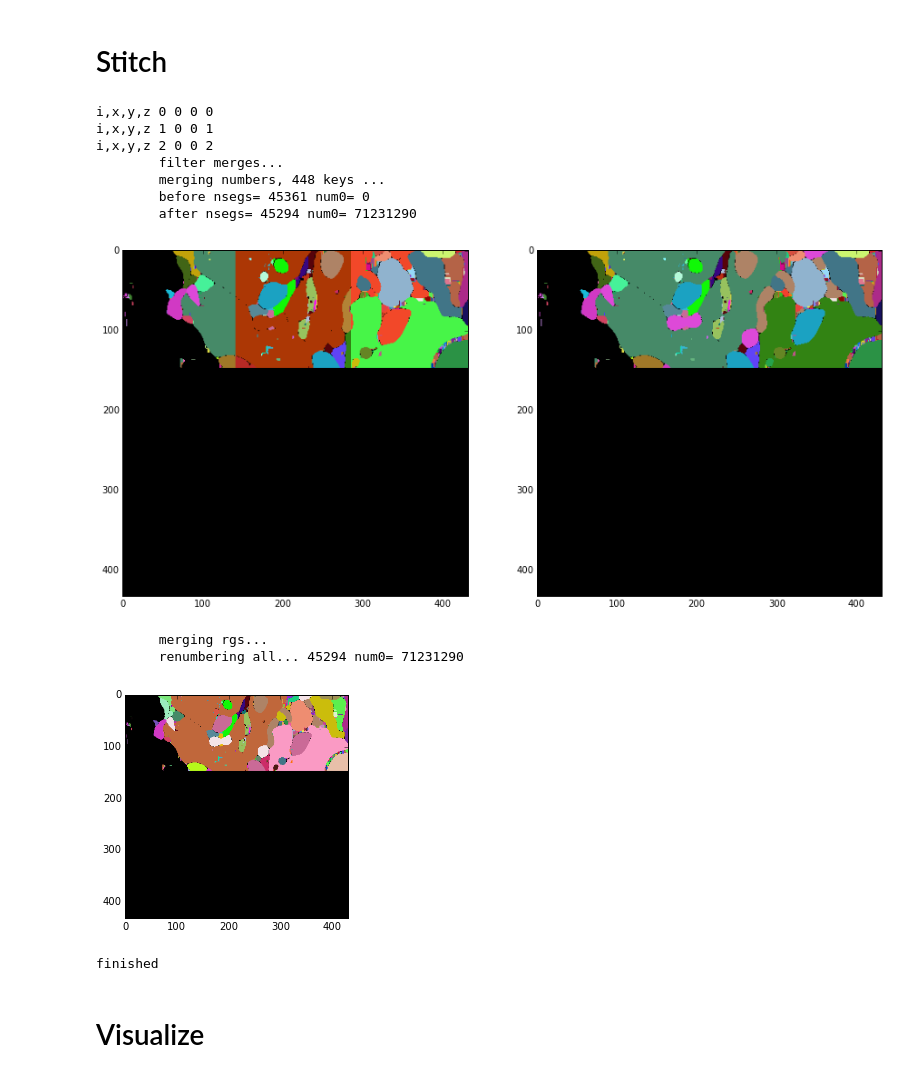
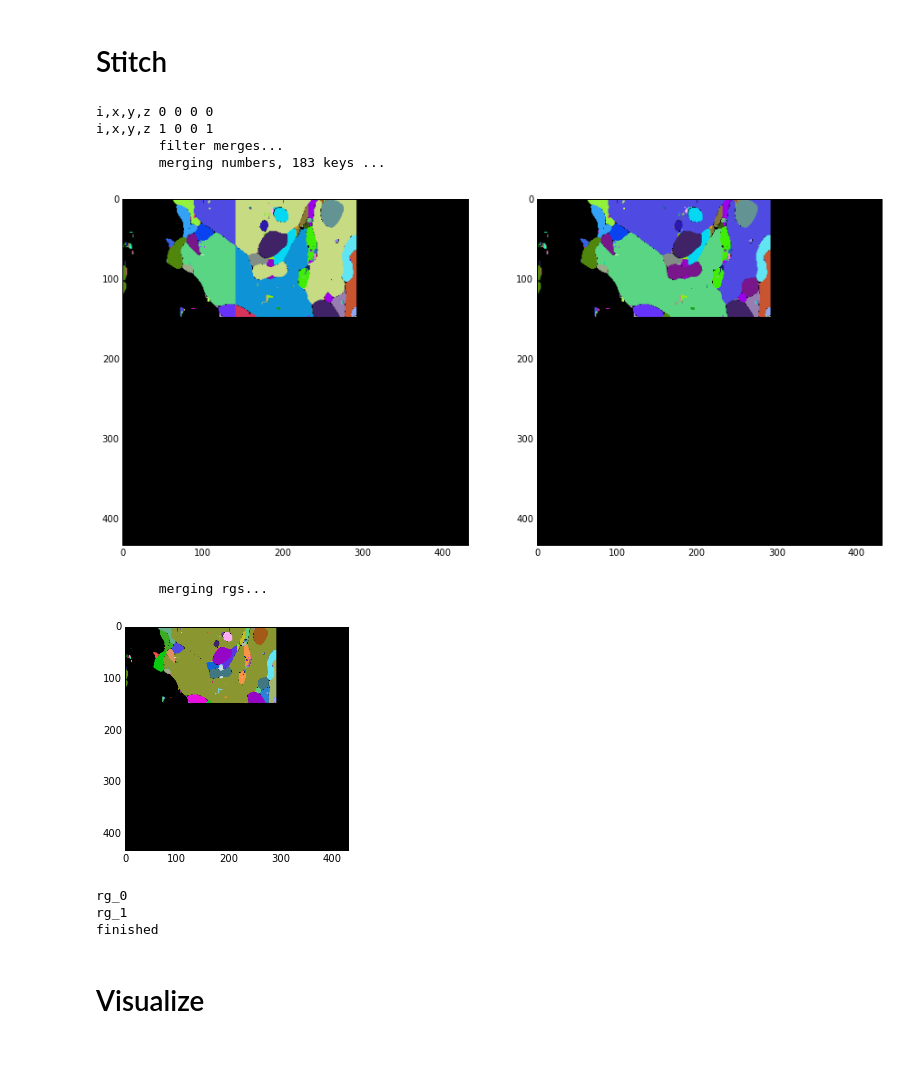
Before and after one commit to csinva/conv-net-scripts, a Jupyter notebook: src_cython/par_tests_3.ipynb, the cells around one changed output. Saved outputs shown, nothing was run; the diff lists cells and outputs as text; code cells hidden in the pictures.

```diff
--- a/src_cython/par_tests_3.ipynb
+++ b/src_cython/par_tests_3.ipynb
@@ -28,6 +28,7 @@ gt_aff = '/groups/turaga/home/turagas/data/FlyEM/fibsem_medulla_7col/tstvol-520-
 pred_file = '/groups/turaga/home/turagas/turagalab/FROM_TIER2/singhc/train/output_200000/tstvol-1_2.h5'
 
 out_folder = '/nobackup/turaga/singhc/par_zwshed_3/'
+outname = out_folder+'out.h5'
 threshes = [2000]
 cmap = matplotlib.colors.ListedColormap(np.vstack(((0, 0, 0), np.random.rand(255, 3))))
 NUM_WORKERS = 16
@@ -97,58 +98,59 @@ p.map(zwshed_h5_par, args)
 # %% [markdown]
 # Stitch
 # %%
-f = h5py.File(out_folder+'out.h5', 'a')
-del f['seg']
+if op.isfile(outname):
+    os.remove(outname)
+f = h5py.File(outname, 'a')
+
 dset_seg = f.create_dataset('seg', dims, dtype='uint64', chunks=True)
-inc = 0
 filename = 'basic.h5'
-re,merges,rgs={},{},{}
-X,Y,Z = (1,1,3)
+inc,re,merges,rgs=0,{},{},{}
+X,Y,Z = (1,1,2)
 for x in range(X): #num_vols[0]):
     for y in range(Y): #num_vols[1]):
         for z in range(Z): #num_vols[2]):
             i = x*num_vols[1]*num_vols[2]+y*num_vols[2]+z
             arg,s,e = args[i],starts[i],ends[i]
             basic_file = h5py.File(arg[1]+filename,'r')
             seg = np.array(basic_file['seg'])
             rg = np.array(basic_file['rg'])
             seg[seg!=0]+=inc
             rg[:,:2] += inc
             rgs[i] = rg
             inc = np.max(seg)
             print "i,x,y,z",i,x,y,z
             if not z==0:
                 re,merges = calc_merges(edge_mins=dset_seg[s[0]:e[0],s[1]:e[1],s[2]+3],edge_maxes=seg[:,:,3], re=re, merges=merges)
             if not y==0:
                 re,merges = calc_merges(edge_mins=dset_seg[s[0]:e[0],s[1]+3,s[2]:e[2]],edge_maxes=seg[:,3,:],re=re,merges=merges)
             if not x==0:
                 re,merges = calc_merges(edge_mins=dset_seg[s[0]+3,s[1]:e[1],s[2]:e[2]],edge_maxes=seg[3,:,:],re=re, merges=merges)
             dset_seg[s[0]:e[0],s[1]:e[1],s[2]:e[2]] = seg[:,:,:]
-
 merges_filtered = filter_merges(merges)
 dset_seg,rgs = merge(merges_filtered,dset_seg,rgs,max_val=inc,p=True)
-dset_seg,rgs = renum_all(dset_seg,rgs,p=True)
+dset_seg,seg_sizes,rgs = renum_all(dset_seg,rgs,p=True)
 
-# calculate sizes
-seg_ids,seg_sizes = np.unique(dset_seg,return_counts=True)
-# sizes = np.arra
-# sizes[seg_ids] = seg_sizes
+dset_seg_sizes = f.create_dataset('seg_sizes', data=seg_sizes)
+for key in rgs:
+    rg = rgs[key]
+    s = 'rg_'+str(key)
+    print s
+    rg_dset = f.create_dataset(s,data=rg)
+
 f.close()
 print "finished"
 
 # display_seg_xy(dset_seg)
 # %% [output]
 i,x,y,z 0 0 0 0
 i,x,y,z 1 0 0 1
-i,x,y,z 2 0 0 2
         filter merges...
-        merging numbers, 448 keys ...
-        before nsegs= 45361 num0= 0
-        after nsegs= 45294 num0= 71231290
+        merging numbers, 183 keys ...
-[figure, old version]
+[figure, new version]
         merging rgs...
-        renumbering all... 45294 num0= 71231290
-[figure, old version]
+[figure, new version]
+rg_0
+rg_1
 finished
 # %%
 # stitch methods
```
Also changed, not shown: parts of 4 cells of this notebook.
